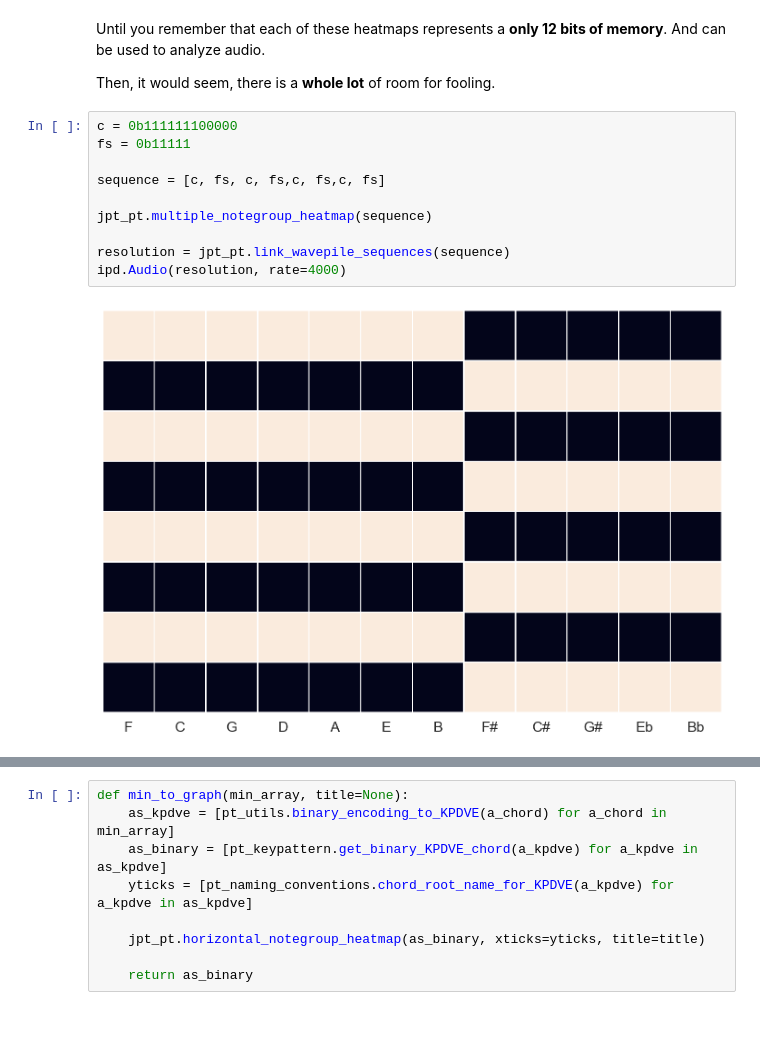
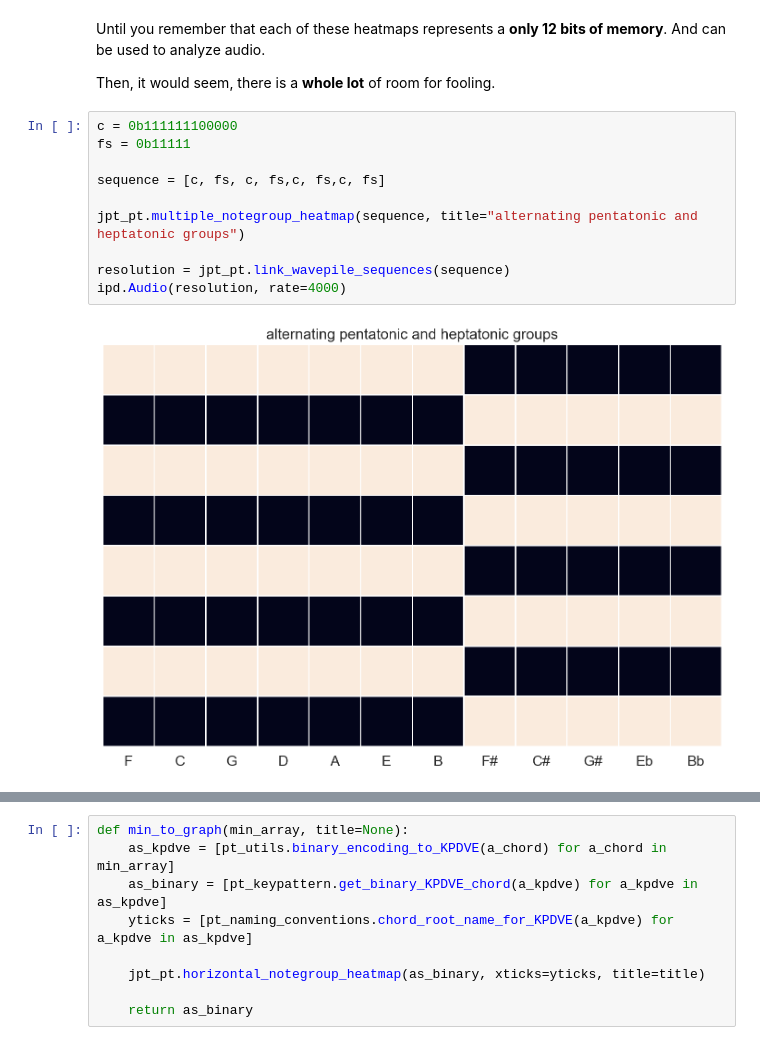
Before and after one commit to timsum/harmonypartition, a Jupyter notebook: jup/Chapter_2b_Fifths_as_Audible_Order.ipynb, the cells around one changed output, grey strips where cells are left out. Drawn from its saved outputs; the diff is of its cells as text.

```diff
--- a/jup/Chapter_2b_Fifths_as_Audible_Order.ipynb
+++ b/jup/Chapter_2b_Fifths_as_Audible_Order.ipynb
@@ -104,15 +104,15 @@ Then, it would seem, there is a **whole lot** of room for fooling.
 # %%
 c = 0b111111100000
 fs = 0b11111
 
 sequence = [c, fs, c, fs,c, fs,c, fs]
 
-jpt_pt.multiple_notegroup_heatmap(sequence)
+jpt_pt.multiple_notegroup_heatmap(sequence, title="alternating pentatonic and heptatonic groups")
 
 resolution = jpt_pt.link_wavepile_sequences(sequence)
 ipd.Audio(resolution, rate=4000)
 # %% [output]
-[figure, old version]
+[figure, new version]
 [interactive output not drawn]
 # %%
 def min_to_graph(min_array, title=None):
```
Also changed, not shown: parts of 4 cells of this notebook, 1 other file.
